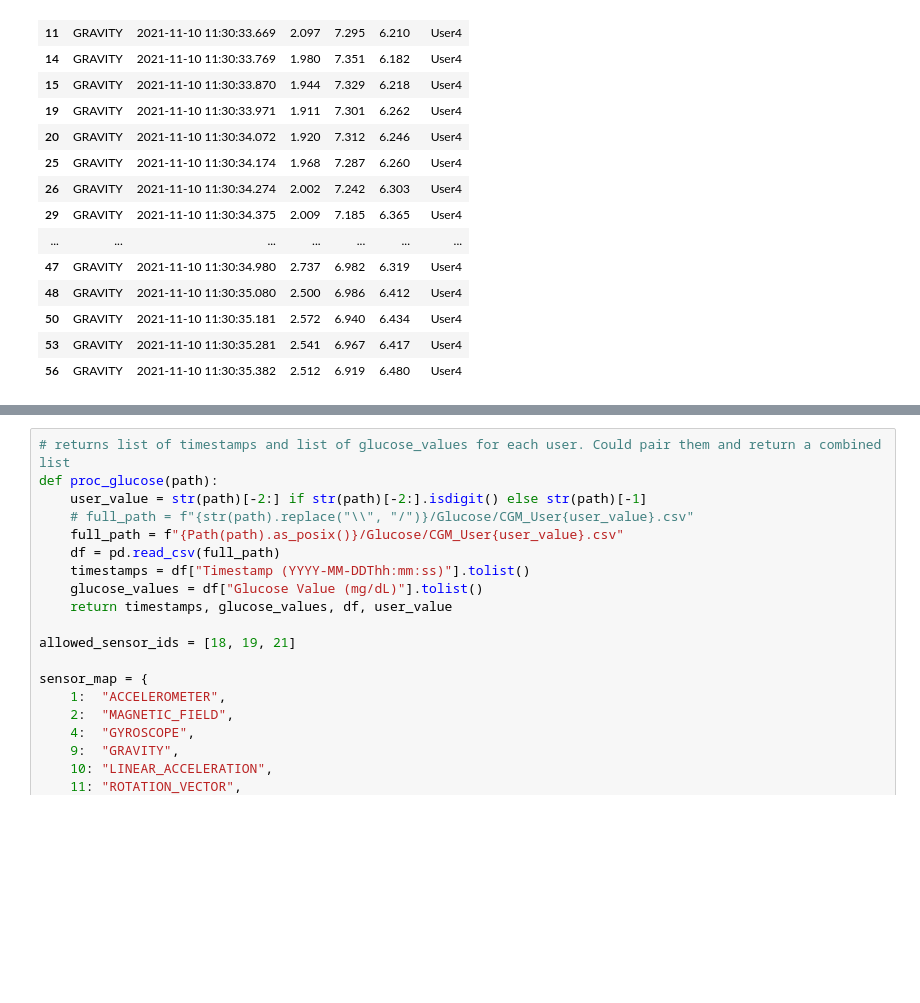
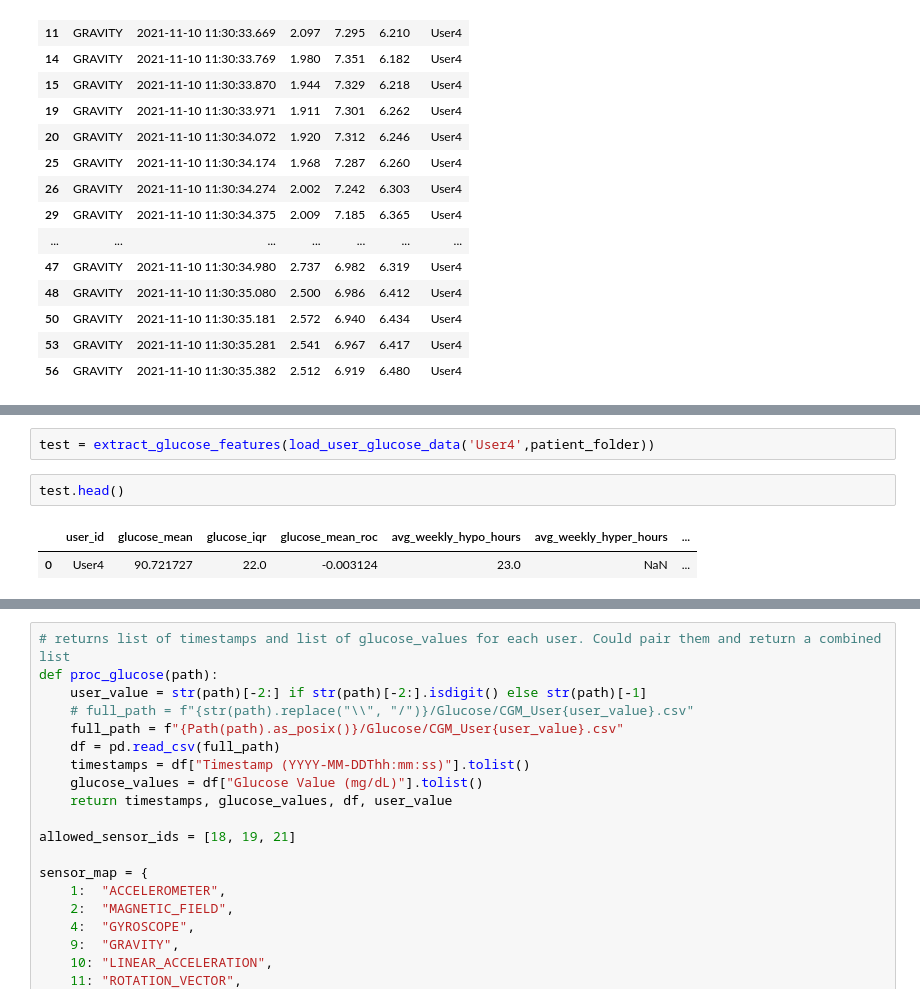
Before and after one commit to willsonr8/CAP4770-Project, a Jupyter notebook: Notebook.ipynb, the cells around one changed output, grey strips where cells are left out. Cells and saved outputs as stored; diff of their text form; blank space fills up the shorter version.

```diff
--- a/Notebook.ipynb
+++ b/Notebook.ipynb
@@ -140,0 +306,7 @@ def extract_sensor_features(df):
+# %%
+test = extract_glucose_features(load_user_glucose_data('User4',patient_folder))
+# %%
+test.head()
+# %% [output]
+|  | user_id | glucose_mean | glucose_iqr | glucose_mean_roc | avg_weekly_hypo_hours | avg_weekly_hyper_hours | ... |
+| 0 | User4 | 90.721727 | 22.0 | -0.003124 | 23.0 | NaN | ... |
```
Also changed, not shown: parts of 9 cells of this notebook.
